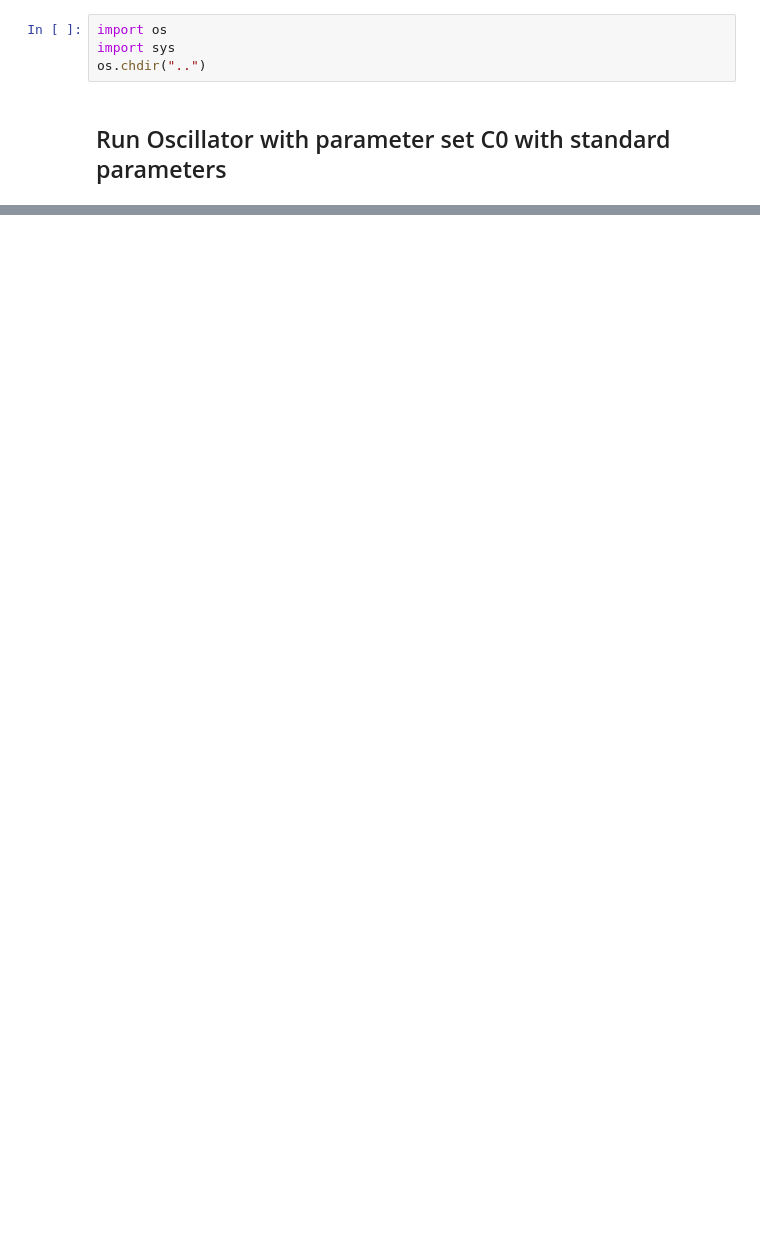
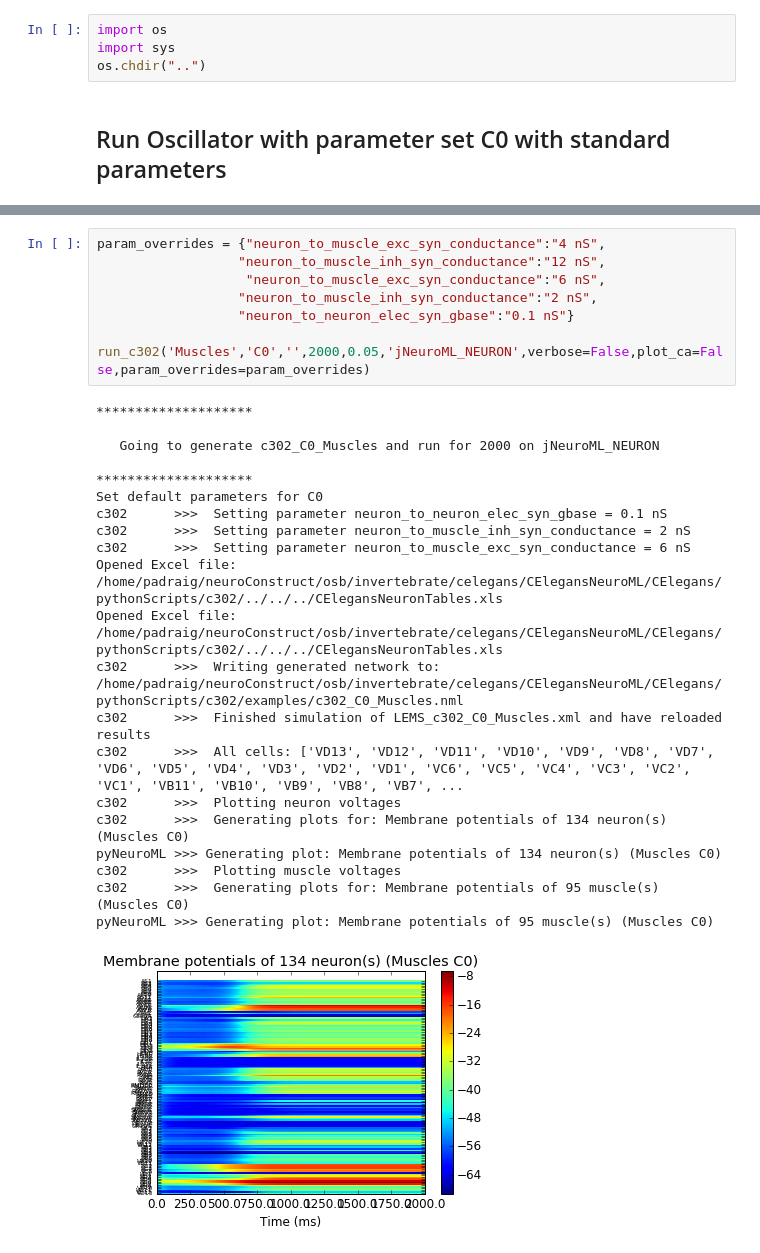
Before and after one commit to openworm/CElegansNeuroML, a Jupyter notebook: CElegans/pythonScripts/c302/notebooks/TestMusclesC0.ipynb, the cells around one changed output, grey strips where cells are left out. Drawn from its saved outputs; the diff is of its cells as text; blank space fills up the shorter version.

Commit message:
Tweak of param in muscle to make more active

```diff
--- a/CElegans/pythonScripts/c302/notebooks/TestMusclesC0.ipynb
+++ b/CElegans/pythonScripts/c302/notebooks/TestMusclesC0.ipynb
@@ -40,0 +40,30 @@ pyNeuroML >>> Generating plot: Membrane potentials of 95 muscle(s) (Muscles C0)
+# %%
+param_overrides = {"neuron_to_muscle_exc_syn_conductance":"4 nS",
+                  "neuron_to_muscle_inh_syn_conductance":"12 nS",
+                   "neuron_to_muscle_exc_syn_conductance":"6 nS",
+                  "neuron_to_muscle_inh_syn_conductance":"2 nS",
+                  "neuron_to_neuron_elec_syn_gbase":"0.1 nS"}
+
+run_c302('Muscles','C0','',2000,0.05,'jNeuroML_NEURON',verbose=False,plot_ca=False,param_overrides=param_overrides)
+# %% [output]
+********************
+
+   Going to generate c302_C0_Muscles and run for 2000 on jNeuroML_NEURON
+
+********************
+Set default parameters for C0
+c302      >>>  Setting parameter neuron_to_neuron_elec_syn_gbase = 0.1 nS
+c302      >>>  Setting parameter neuron_to_muscle_inh_syn_conductance = 2 nS
+c302      >>>  Setting parameter neuron_to_muscle_exc_syn_conductance = 6 nS
+Opened Excel file: /home/padraig/neuroConstruct/osb/invertebrate/celegans/CElegansNeuroML/CElegans/pythonScripts/c302/../../../CElegansNeuronTables.xls
+Opened Excel file: /home/padraig/neuroConstruct/osb/invertebrate/celegans/CElegansNeuroML/CElegans/pythonScripts/c302/../../../CElegansNeuronTables.xls
+c302      >>>  Writing generated network to: /home/padraig/neuroConstruct/osb/invertebrate/celegans/CElegansNeuroML/CElegans/pythonScripts/c302/examples/c302_C0_Muscles.nml
+c302      >>>  Finished simulation of LEMS_c302_C0_Muscles.xml and have reloaded results
+c302      >>>  All cells: ['VD13', 'VD12', 'VD11', 'VD10', 'VD9', 'VD8', 'VD7', 'VD6', 'VD5', 'VD4', 'VD3', 'VD2', 'VD1', 'VC6', 'VC5', 'VC4', 'VC3', 'VC2', 'VC1', 'VB11', 'VB10', 'VB9', 'VB8', 'VB7', ...
+c302      >>>  Plotting neuron voltages
+c302      >>>  Generating plots for: Membrane potentials of 134 neuron(s) (Muscles C0)
+pyNeuroML >>> Generating plot: Membrane potentials of 134 neuron(s) (Muscles C0)
+c302      >>>  Plotting muscle voltages
+c302      >>>  Generating plots for: Membrane potentials of 95 muscle(s) (Muscles C0)
+pyNeuroML >>> Generating plot: Membrane potentials of 95 muscle(s) (Muscles C0)
+[figure, added]
```
Also changed, not shown: parts of 2 cells of this notebook, 23 other files.
